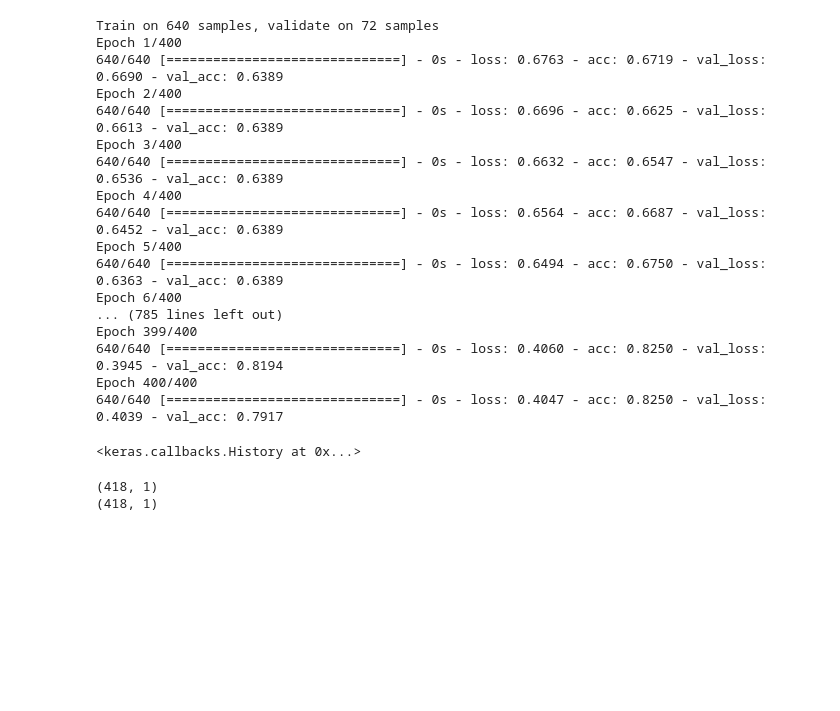
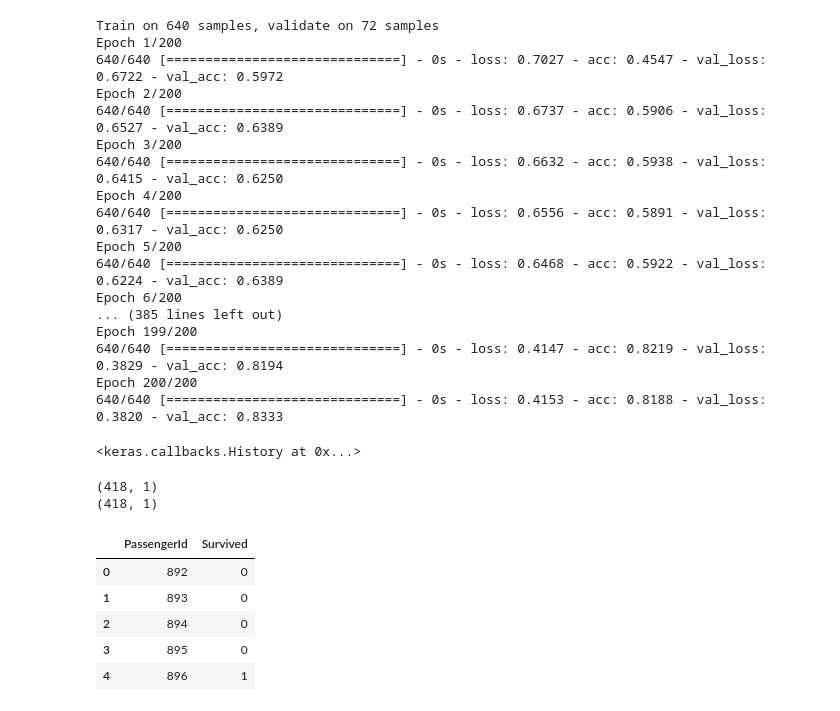
Before and after one commit to skipperkongen/machine-learning, a Jupyter notebook: kaggle-titanic/titanic-keras.ipynb, the cells around one changed output. Cells and saved outputs as stored; diff of their text form; code cells hidden in the pictures; blank space fills up the shorter version.

```diff
--- a/kaggle-titanic/titanic-keras.ipynb
+++ b/kaggle-titanic/titanic-keras.ipynb
@@ -5,6 +5,10 @@ import numpy as np
 """
 Load data
 """
-df_train = pd.read_csv('data/titanic/train.csv')
-df_test = pd.read_csv('data/titanic/test.csv')
+df_train = pd.read_csv('train.csv')
+df_test = pd.read_csv('test.csv')
 df_train.head()
+
+# Handle missing
+df_train = df_train.drop(['Name', 'Ticket', 'Cabin'], axis=1).dropna()
+df_test = df_test.fillna(method='ffill')
@@ -100,43 +109,46 @@ model.compile(loss='binary_crossentropy',
               optimizer='sgd',
               metrics=['accuracy'])
 
-epochs = 400
-batch_size = 16
-
-model.fit(x_train, y_train, validation_split=.1, epochs=epochs, batch_size=batch_size, shuffle=True)
+model.fit(x_train, y_train, validation_split=.1, epochs=200, batch_size=16, shuffle=True)
 # %% [output]
 Train on 640 samples, validate on 72 samples
-Epoch 1/400
-640/640 [==============================] - 0s - loss: 0.6763 - acc: 0.6719 - val_loss: 0.6690 - val_acc: 0.6389
-Epoch 2/400
-640/640 [==============================] - 0s - loss: 0.6696 - acc: 0.6625 - val_loss: 0.6613 - val_acc: 0.6389
-Epoch 3/400
-640/640 [==============================] - 0s - loss: 0.6632 - acc: 0.6547 - val_loss: 0.6536 - val_acc: 0.6389
-Epoch 4/400
-640/640 [==============================] - 0s - loss: 0.6564 - acc: 0.6687 - val_loss: 0.6452 - val_acc: 0.6389
-Epoch 5/400
-640/640 [==============================] - 0s - loss: 0.6494 - acc: 0.6750 - val_loss: 0.6363 - val_acc: 0.6389
-Epoch 6/400
-... (785 lines left out)
-Epoch 399/400
-640/640 [==============================] - 0s - loss: 0.4060 - acc: 0.8250 - val_loss: 0.3945 - val_acc: 0.8194
-Epoch 400/400
-640/640 [==============================] - 0s - loss: 0.4047 - acc: 0.8250 - val_loss: 0.4039 - val_acc: 0.7917
+Epoch 1/200
+640/640 [==============================] - 0s - loss: 0.7027 - acc: 0.4547 - val_loss: 0.6722 - val_acc: 0.5972
+Epoch 2/200
+640/640 [==============================] - 0s - loss: 0.6737 - acc: 0.5906 - val_loss: 0.6527 - val_acc: 0.6389
+Epoch 3/200
+640/640 [==============================] - 0s - loss: 0.6632 - acc: 0.5938 - val_loss: 0.6415 - val_acc: 0.6250
+Epoch 4/200
+640/640 [==============================] - 0s - loss: 0.6556 - acc: 0.5891 - val_loss: 0.6317 - val_acc: 0.6250
+Epoch 5/200
+640/640 [==============================] - 0s - loss: 0.6468 - acc: 0.5922 - val_loss: 0.6224 - val_acc: 0.6389
+Epoch 6/200
+... (385 lines left out)
+Epoch 199/200
+640/640 [==============================] - 0s - loss: 0.4147 - acc: 0.8219 - val_loss: 0.3829 - val_acc: 0.8194
+Epoch 200/200
+640/640 [==============================] - 0s - loss: 0.4153 - acc: 0.8188 - val_loss: 0.3820 - val_acc: 0.8333
 <keras.callbacks.History at 0x...>
 # %%
 """
 Create submission from model
 """
 survived = (model.predict(x_test) > 0.5).astype('int')
 passenger_ids = df_test['PassengerId'].values
 passenger_ids = passenger_ids.reshape(len(passenger_ids), 1)
 
 print(survived.shape)
 print(passenger_ids.shape)
 
 submission = pd.DataFrame(np.hstack([passenger_ids, survived]), columns=['PassengerId', 'Survived'])
-submission.to_csv('submissions/titanic.csv', index=False)
+submission.to_csv('submission.csv', index=False)
 submission.head()
 # %% [output]
 (418, 1)
 (418, 1)
+|  | PassengerId | Survived |
+| 0 | 892 | 0 |
+| 1 | 893 | 0 |
+| 2 | 894 | 0 |
+| 3 | 895 | 0 |
+| 4 | 896 | 1 |
```
Also changed, not shown: parts of 3 cells of this notebook, 6 other files.
